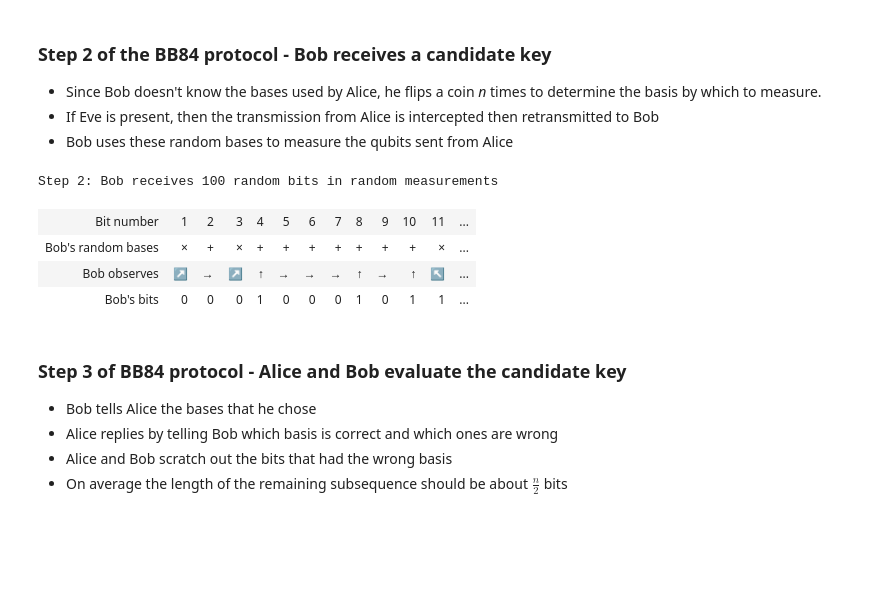
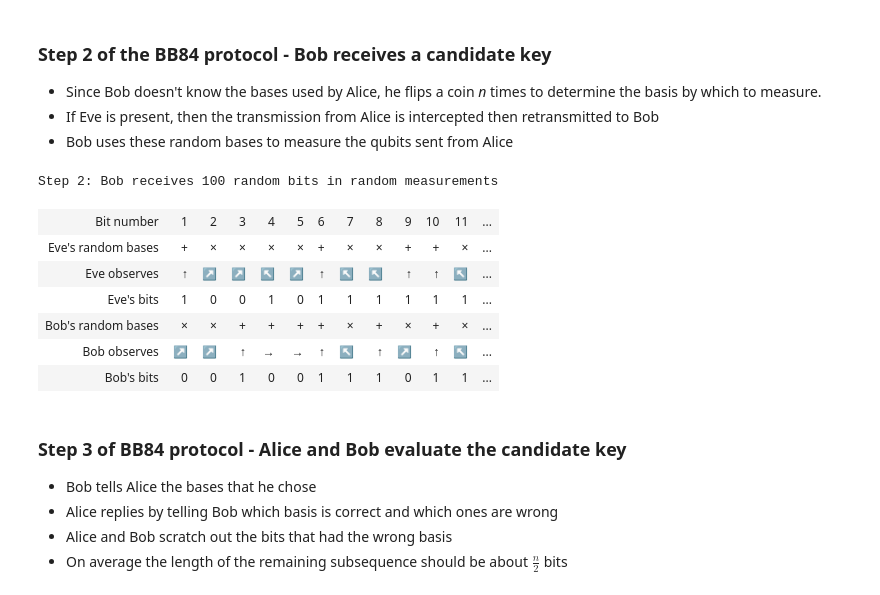
Before and after one commit to nexus-lab/qkd_wk_24su, a Jupyter notebook: nanomod2.ipynb, the cells around one changed output. Drawn from its saved outputs; the diff is of its cells as text; code cells hidden in the pictures; blank space fills up the shorter version.

```diff
--- a/nanomod2.ipynb
+++ b/nanomod2.ipynb
@@ -465,35 +421,47 @@ Step 1: Alice sends 100 random bits in random bases
 # %%
 # Bob randomly generates his n bases with a bias towards X defined by bobXbias
 bob84bases = bob84.generate_bases(n, bobXbias)
 
 # If eve is present, then the interception occurs
 if eve_present:
 
     # Eve generates her bases with her given bias.
-    eve84.generate_bases(n, eveXbias)
+    eve84bases = eve84.generate_bases(n, eveXbias)
 
     # Eve intercepts the tranmission and reads it
-    eve84.receive_key(transmission)
+    eve84received = eve84.receive_key(transmission)
 
     # She then replaces it with her own encoding from her set of randomly chosen bases
     transmission = eve84.transmit_key()
 
 # Bob receives the transmission but it could have come from Alice or Eve
 bob84received = bob84.receive_key(transmission)
-
-# Show everything from Bob's point of view
-printTable(caption="Step 2: Bob receives " + str(n) + " random bits in random measurements",
-           rows = [["Bit&nbsp;number", map(str, range(1, n+1))],
-                   ["Bob's&nbsp;random&nbsp;bases", bob84bases],
-                   ["Bob&nbsp;observes", bob84received],
-                   ["Bob's&nbsp;bits", map(str, bob84.key)]]
-          )
+if eve_present:
+    # Show everything from Bob's point of view
+    printTable(caption="Step 2: Bob receives " + str(n) + " random bits in random measurements",
+               rows = [["Bit&nbsp;number", map(str, range(1, n+1))],
+                       ["Eve's&nbsp;random&nbsp;bases", eve84bases],
+                       ["Eve&nbsp;observes", eve84received],
+                       ["Eve's&nbsp;bits", map(str, eve84.key)],
+                       ["Bob's&nbsp;random&nbsp;bases", bob84bases],
+                       ["Bob&nbsp;observes", bob84received],
+                       ["Bob's&nbsp;bits", map(str, bob84.key)]])
+else:
+    # Show everything from Bob's point of view
+    printTable(caption="Step 2: Bob receives " + str(n) + " random bits in random measurements",
+               rows = [["Bit&nbsp;number", map(str, range(1, n+1))],
+                       ["Bob's&nbsp;random&nbsp;bases", bob84bases],
+                       ["Bob&nbsp;observes", bob84received],
+                       ["Bob's&nbsp;bits", map(str, bob84.key)]])
 # %% [output]
 Step 2: Bob receives 100 random bits in random measurements
 | Bit number | 1 | 2 | 3 | 4 | 5 | 6 | 7 | 8 | 9 | 10 | 11 | ... |
-| Bob's random bases | × | + | × | + | + | + | + | + | + | + | × | ... |
-| Bob observes | ↗ | → | ↗ | ↑ | → | → | → | ↑ | → | ↑ | ↖ | ... |
-| Bob's bits | 0 | 0 | 0 | 1 | 0 | 0 | 0 | 1 | 0 | 1 | 1 | ... |
+| Eve's random bases | + | × | × | × | × | + | × | × | + | + | × | ... |
+| Eve observes | ↑ | ↗ | ↗ | ↖ | ↗ | ↑ | ↖ | ↖ | ↑ | ↑ | ↖ | ... |
+| Eve's bits | 1 | 0 | 0 | 1 | 0 | 1 | 1 | 1 | 1 | 1 | 1 | ... |
+| Bob's random bases | × | × | + | + | + | + | × | + | × | + | × | ... |
+| Bob observes | ↗ | ↗ | ↑ | → | → | ↑ | ↖ | ↑ | ↗ | ↑ | ↖ | ... |
+| Bob's bits | 0 | 0 | 1 | 0 | 0 | 1 | 1 | 1 | 0 | 1 | 1 | ... |
 # %% [markdown]
 ### Step 3 of BB84 protocol - Alice and Bob evaluate the candidate key
 
```
Also changed, not shown: parts of 6 cells of this notebook, 3 other files.
